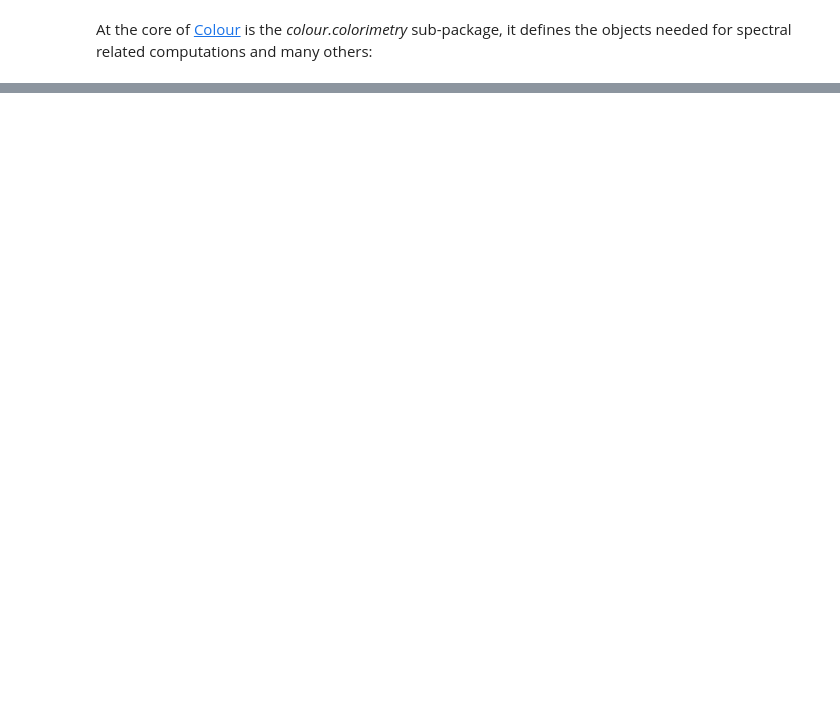
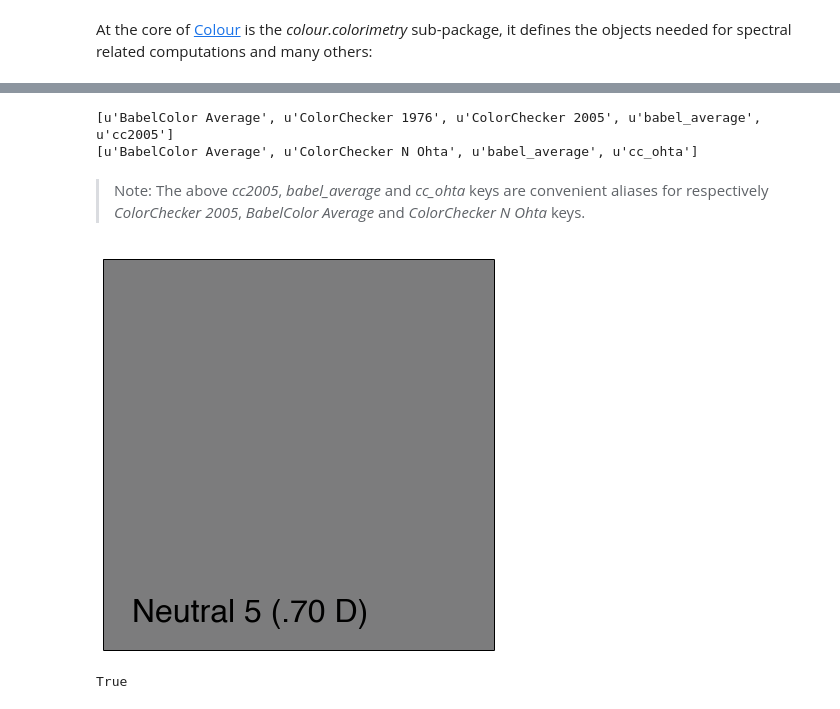
Before and after one commit to colour-science/colour-website, a Jupyter notebook: ipython/tutorial.ipynb, the cells around one changed output, grey strips where cells are left out. Cells and saved outputs as stored; diff of their text form; code cells hidden in the pictures; blank space fills up the shorter version.

```diff
--- a/ipython/tutorial.ipynb
+++ b/ipython/tutorial.ipynb
@@ -74,0 +436,8 @@ At the core of [Colour](https://github.com/KelSolaar/Colour/) is the *colour.col
+# %%
+spd = colour.SpectralPowerDistribution("Sample", sample_spd_data)
+cmfs = colour.STANDARD_OBSERVERS_CMFS["CIE 1931 2 Degree Standard Observer"]
+illuminant = colour.ILLUMINANTS_RELATIVE_SPDS["D65"]
+
+# Calculating the sample spectral power distribution *CIE XYZ* tristimulus values.
+XYZ = colour.spectral_to_XYZ(spd, cmfs, illuminant)
+print(XYZ)
@@ -74,0 +493,22 @@ At the core of [Colour](https://github.com/KelSolaar/Colour/) is the *colour.col
+# %%
+# Colour rendition charts chromaticity coordinates.
+print(sorted(colour.characterisation.COLOURCHECKERS.keys()))
+
+# Colour rendition charts spectral power distributions.
+print(sorted(colour.characterisation.COLOURCHECKERS_SPDS.keys()))
+# %% [output]
+[u'BabelColor Average', u'ColorChecker 1976', u'ColorChecker 2005', u'babel_average', u'cc2005']
+[u'BabelColor Average', u'ColorChecker N Ohta', u'babel_average', u'cc_ohta']
+# %% [markdown]
+> Note: The above *cc2005*, *babel_average* and *cc_ohta* keys are convenient aliases for respectively *ColorChecker 2005*, *BabelColor Average* and *ColorChecker N Ohta* keys.
+# %%
+# Plotting the *sRGB* colourspace colour of *neutral 5 (.70 D)* patch.
+patch_name = 'neutral 5 (.70 D)'
+patch_spd = colour.COLOURCHECKERS_SPDS['ColorChecker N Ohta'][patch_name]
+XYZ = colour.spectral_to_XYZ(patch_spd, cmfs, illuminant)
+RGB = colour.XYZ_to_sRGB(XYZ / 100)
+
+single_colour_plot(colour_parameter(patch_name.title(), RGB), text_size=32)
+# %% [output]
+[figure, added]
+True
```
Also changed, not shown: parts of 67 cells of this notebook, 2 other files.
